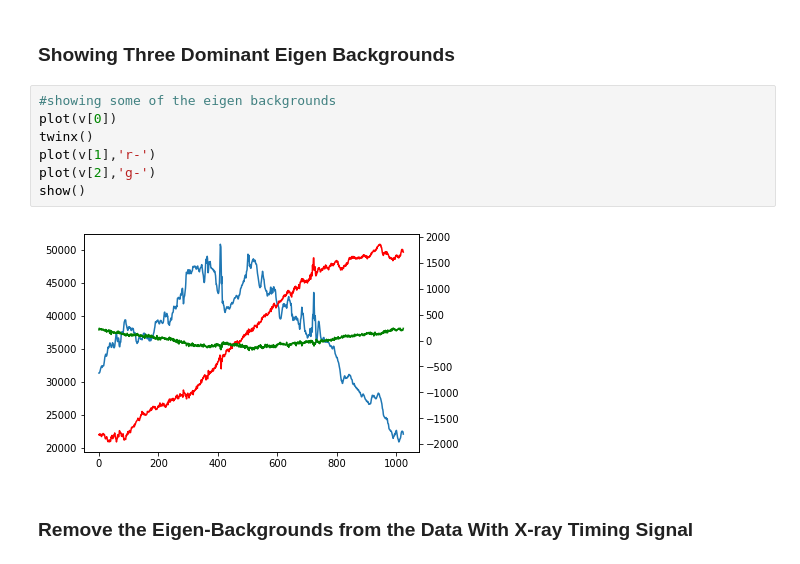
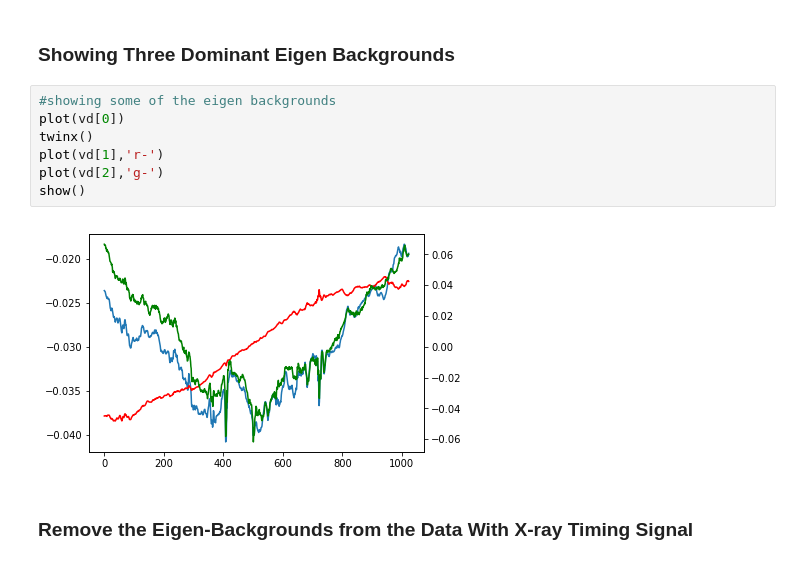
Before and after one commit to sioan/sxd_analysis_methods, a Jupyter notebook: eigen_background_subtraction/recalculating_attm_data_grahm_schmidt_update_method.ipynb, the cells around one changed output. Drawn from its saved outputs; the diff is of its cells as text.

```diff
--- a/eigen_background_subtraction/recalculating_attm_data_grahm_schmidt_update_method.ipynb
+++ b/eigen_background_subtraction/recalculating_attm_data_grahm_schmidt_update_method.ipynb
@@ -117,13 +117,13 @@ u,s,vd = svd(atm_backgrounds)
 ### Showing Three Dominant Eigen Backgrounds
 # %%
 #showing some of the eigen backgrounds
-plot(v[0])
+plot(vd[0])
 twinx()
-plot(v[1],'r-')
-plot(v[2],'g-')
+plot(vd[1],'r-')
+plot(vd[2],'g-')
 show()
 # %% [output]
-[figure, old version]
+[figure, new version]
 # %% [markdown]
 ### Remove the Eigen-Backgrounds from the Data With X-ray Timing Signal
 # %%
```
Also changed, not shown: parts of 2 cells of this notebook, 2 other files.
